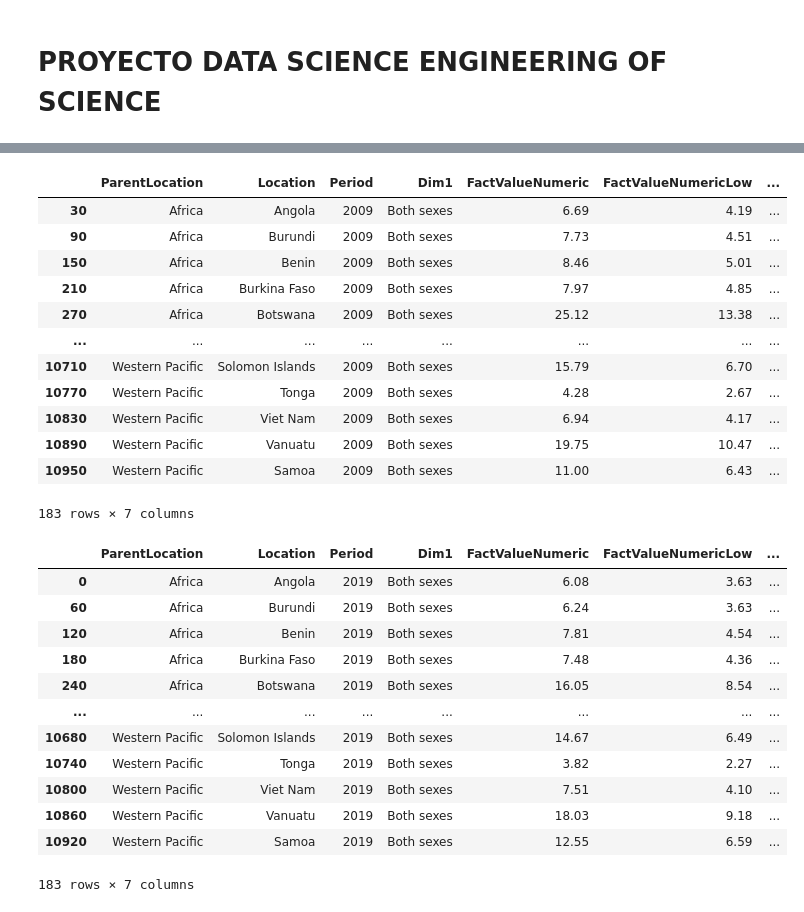
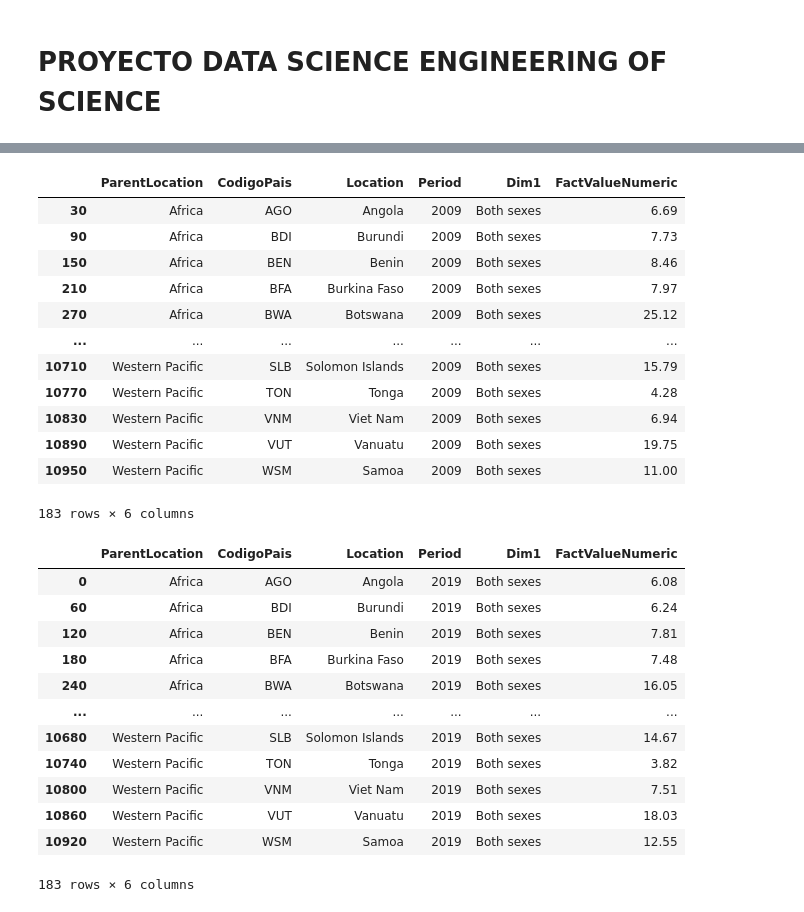
Before and after one commit to mardrouilly/Proyecto-I.C.D.-Grupo-2, a Jupyter notebook: Project_df.ipynb, the cells around one changed output, grey strips where cells are left out. Drawn from its saved outputs; the diff is of its cells as text; code cells hidden in the pictures.

```diff
--- a/Project_df.ipynb
+++ b/Project_df.ipynb
@@ -28,7 +36,4 @@ ingresos_mundo
 # %%
 df_suicidio_oms= pd.read_excel('Datos/data.xlsx',skiprows=2)
-df_suicidio_oms.info
-
 pd.set_option('display.max_columns', None)
-df_suicidio_oms.dropna(thresh=0.2) #Eliminar NaN
-df_suicidio_oms.head(10).columns[0]
+df_suicidio_oms.dropna(thresh=0.2, inplace=True)
@@ -54,4 +39,0 @@ df_cc
-# %%
-#eliminamos las columnas constantes ya que podrian ser ineficientes en terminos de memoria
-df_suicidio_oms.drop(columnas_constantes,axis=1,inplace=True)
-df_suicidio_oms
@@ -84,4 +40,5 @@ Index(['ParentLocationCode', 'ParentLocation', 'SpatialDimValueCode',
 # %%
-df_suicidio_oms_clean=df_suicidio_oms[['ParentLocation','Location','Period','Dim1','FactValueNumeric', 'FactValueNumericLow', 'FactValueNumericHigh']]
-df_suicidio_oms_clean
+df_suicidio_oms_clean=df_suicidio_oms[['ParentLocation','SpatialDimValueCode','Location','Period','Dim1','FactValueNumeric']]
+#renomvramos la columna spatialdimvaluecode por codigo pais
+df_suicidio_oms_clean.rename(columns={'SpatialDimValueCode':'CodigoPais'}, inplace=True)
 # %% [output]
@@ -128,36 +62,36 @@ demográficos?
 # %%
 suicidios2009 = df_suicidio_oms_clean[df_suicidio_oms_clean['Period'] == 2009]
-suicidios2009 = uc2suicidios2009[suicidios2009['Dim1'] == "Both sexes"]
-]suicidios2009
+suicidios2009 = suicidios2009[suicidios2009['Dim1'] == "Both sexes"]
+suicidios2009
 # %% [output]
-|  | ParentLocation | Location | Period | Dim1 | FactValueNumeric | FactValueNumericLow | ... |
-| 30 | Africa | Angola | 2009 | Both sexes | 6.69 | 4.19 | ... |
-| 90 | Africa | Burundi | 2009 | Both sexes | 7.73 | 4.51 | ... |
-| 150 | Africa | Benin | 2009 | Both sexes | 8.46 | 5.01 | ... |
-| 210 | Africa | Burkina Faso | 2009 | Both sexes | 7.97 | 4.85 | ... |
-| 270 | Africa | Botswana | 2009 | Both sexes | 25.12 | 13.38 | ... |
-| ... | ... | ... | ... | ... | ... | ... | ... |
-| 10710 | Western Pacific | Solomon Islands | 2009 | Both sexes | 15.79 | 6.70 | ... |
-| 10770 | Western Pacific | Tonga | 2009 | Both sexes | 4.28 | 2.67 | ... |
-| 10830 | Western Pacific | Viet Nam | 2009 | Both sexes | 6.94 | 4.17 | ... |
-| 10890 | Western Pacific | Vanuatu | 2009 | Both sexes | 19.75 | 10.47 | ... |
-| 10950 | Western Pacific | Samoa | 2009 | Both sexes | 11.00 | 6.43 | ... |
+|  | ParentLocation | CodigoPais | Location | Period | Dim1 | FactValueNumeric |
+| 30 | Africa | AGO | Angola | 2009 | Both sexes | 6.69 |
+| 90 | Africa | BDI | Burundi | 2009 | Both sexes | 7.73 |
+| 150 | Africa | BEN | Benin | 2009 | Both sexes | 8.46 |
+| 210 | Africa | BFA | Burkina Faso | 2009 | Both sexes | 7.97 |
+| 270 | Africa | BWA | Botswana | 2009 | Both sexes | 25.12 |
+| ... | ... | ... | ... | ... | ... | ... |
+| 10710 | Western Pacific | SLB | Solomon Islands | 2009 | Both sexes | 15.79 |
+| 10770 | Western Pacific | TON | Tonga | 2009 | Both sexes | 4.28 |
+| 10830 | Western Pacific | VNM | Viet Nam | 2009 | Both sexes | 6.94 |
+| 10890 | Western Pacific | VUT | Vanuatu | 2009 | Both sexes | 19.75 |
+| 10950 | Western Pacific | WSM | Samoa | 2009 | Both sexes | 11.00 |
-183 rows × 7 columns
+183 rows × 6 columns
 # %%
 suicidios2019 = df_suicidio_oms_clean[df_suicidio_oms_clean['Period'] == 2019]
 suicidios2019 = suicidios2019[suicidios2019['Dim1'] == "Both sexes"]
 suicidios2019
 # %% [output]
-|  | ParentLocation | Location | Period | Dim1 | FactValueNumeric | FactValueNumericLow | ... |
-| 0 | Africa | Angola | 2019 | Both sexes | 6.08 | 3.63 | ... |
-| 60 | Africa | Burundi | 2019 | Both sexes | 6.24 | 3.63 | ... |
-| 120 | Africa | Benin | 2019 | Both sexes | 7.81 | 4.54 | ... |
-| 180 | Africa | Burkina Faso | 2019 | Both sexes | 7.48 | 4.36 | ... |
-| 240 | Africa | Botswana | 2019 | Both sexes | 16.05 | 8.54 | ... |
-| ... | ... | ... | ... | ... | ... | ... | ... |
-| 10680 | Western Pacific | Solomon Islands | 2019 | Both sexes | 14.67 | 6.49 | ... |
-| 10740 | Western Pacific | Tonga | 2019 | Both sexes | 3.82 | 2.27 | ... |
-| 10800 | Western Pacific | Viet Nam | 2019 | Both sexes | 7.51 | 4.10 | ... |
-| 10860 | Western Pacific | Vanuatu | 2019 | Both sexes | 18.03 | 9.18 | ... |
-| 10920 | Western Pacific | Samoa | 2019 | Both sexes | 12.55 | 6.59 | ... |
+|  | ParentLocation | CodigoPais | Location | Period | Dim1 | FactValueNumeric |
+| 0 | Africa | AGO | Angola | 2019 | Both sexes | 6.08 |
+| 60 | Africa | BDI | Burundi | 2019 | Both sexes | 6.24 |
+| 120 | Africa | BEN | Benin | 2019 | Both sexes | 7.81 |
+| 180 | Africa | BFA | Burkina Faso | 2019 | Both sexes | 7.48 |
+| 240 | Africa | BWA | Botswana | 2019 | Both sexes | 16.05 |
+| ... | ... | ... | ... | ... | ... | ... |
+| 10680 | Western Pacific | SLB | Solomon Islands | 2019 | Both sexes | 14.67 |
+| 10740 | Western Pacific | TON | Tonga | 2019 | Both sexes | 3.82 |
+| 10800 | Western Pacific | VNM | Viet Nam | 2019 | Both sexes | 7.51 |
+| 10860 | Western Pacific | VUT | Vanuatu | 2019 | Both sexes | 18.03 |
+| 10920 | Western Pacific | WSM | Samoa | 2019 | Both sexes | 12.55 |
-183 rows × 7 columns
+183 rows × 6 columns
```
Also changed, not shown: parts of 16 cells of this notebook.
